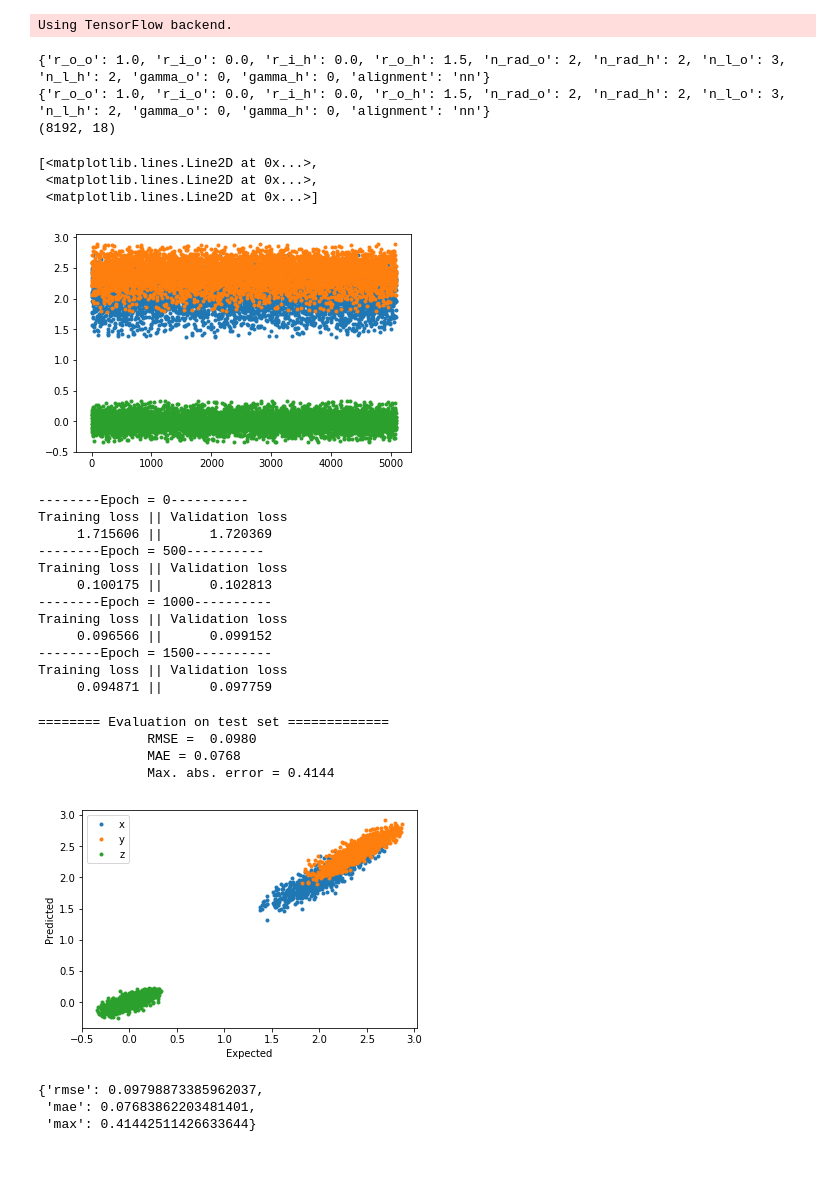
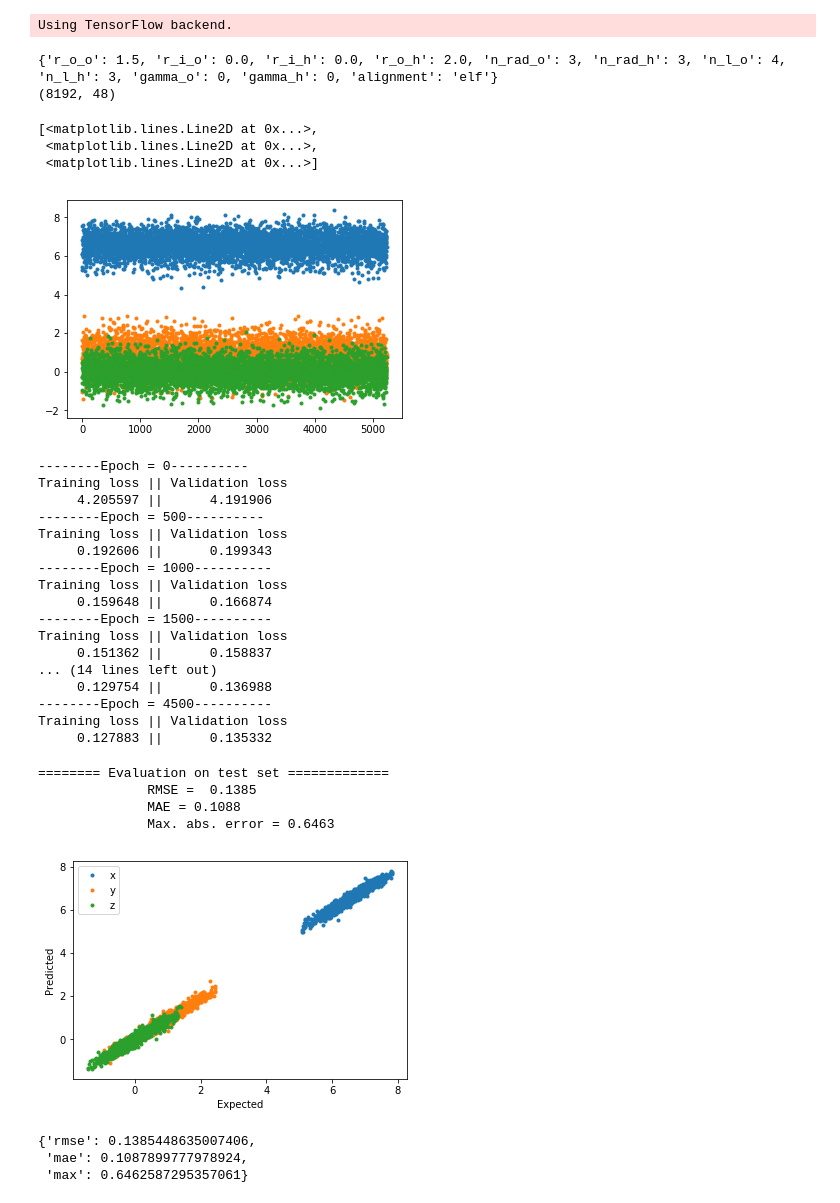
Before and after one commit to semodi/mlcf, a Jupyter notebook: jupyter/build_force_model.ipynb, the cells around one changed output. Cells and saved outputs as stored; diff of their text form; code cells hidden in the pictures; blank space fills up the shorter version.

```diff
--- a/jupyter/build_force_model.ipynb
+++ b/jupyter/build_force_model.ipynb
@@ -19,7 +17,11 @@ forces = np.genfromtxt('../data/MB-pol/16.forces', delimiter = ',').reshape(-1,1
 # %%
-basepath_feat = '../data/PBE/szp/basis_nocore_nn.json_processed/'
-basepath_tar = '../data/PBE/szp/'
-revpath_tar = '../data/PBE/dz_custom/'
+# basepath_feat = '../data/PBE/szp/basis_long_elf.json_processed/'
+# basepath_tar = '../data/PBE/szp/'
+# revpath_tar = '../data/MB-pol'
+
+basepath_feat = '../data/PBE/sz/basis_long_elf.json_processed/'
+basepath_tar = '../data/PBE/sz/'
+revpath_tar = '../data/MB-pol'
 
 # systems = ['monomers','dimers','trimers']
 systems = ['16p16']
@@ -36,8 +38,7 @@ target_src = [basepath_tar +'/' + s +'_targets.forces' for s in systems]
 traj_src = [basepath_tar +'/' + s +'.traj' for s in systems]
 # # filters = [np.genfromtxt('../publication/data/filters/{}.filter'.format(s), dtype =bool) for s in systems]
 nn = mlcf.ml.build_force_mlcf(feature_src, target_src,traj_src, filters =[], automask_std = 1e-3,
-                                  autofilt_percent = 0.005, species = 'o')
+                                  autofilt_percent = 0.00, species = 'o')
 # %% [output]
-{'r_o_o': 1.0, 'r_i_o': 0.0, 'r_i_h': 0.0, 'r_o_h': 1.5, 'n_rad_o': 2, 'n_rad_h': 2, 'n_l_o': 3, 'n_l_h': 2, 'gamma_o': 0, 'gamma_h': 0, 'alignment': 'nn'}
-{'r_o_o': 1.0, 'r_i_o': 0.0, 'r_i_h': 0.0, 'r_o_h': 1.5, 'n_rad_o': 2, 'n_rad_h': 2, 'n_l_o': 3, 'n_l_h': 2, 'gamma_o': 0, 'gamma_h': 0, 'alignment': 'nn'}
-(8192, 18)
+{'r_o_o': 1.5, 'r_i_o': 0.0, 'r_i_h': 0.0, 'r_o_h': 2.0, 'n_rad_o': 3, 'n_rad_h': 3, 'n_l_o': 4, 'n_l_h': 3, 'gamma_o': 0, 'gamma_h': 0, 'alignment': 'elf'}
+(8192, 48)
@@ -47,7 +50,7 @@ plot(nn.y_train,ls = '', marker = '.')
 [<matplotlib.lines.Line2D at 0x...>,
  <matplotlib.lines.Line2D at 0x...>,
  <matplotlib.lines.Line2D at 0x...>]
-[figure, old version]
+[figure, new version]
 # %%
 nn.nodes_per_layer = 16
 # %%
@@ -55,25 +58,30 @@ nn.train(early_stopping=True, b=1e-8, restart = True)
 # %% [output]
 --------Epoch = 0----------
 Training loss || Validation loss
-     1.715606 ||      1.720369
+     4.205597 ||      4.191906
 --------Epoch = 500----------
 Training loss || Validation loss
-     0.100175 ||      0.102813
+     0.192606 ||      0.199343
 --------Epoch = 1000----------
 Training loss || Validation loss
-     0.096566 ||      0.099152
+     0.159648 ||      0.166874
 --------Epoch = 1500----------
 Training loss || Validation loss
-     0.094871 ||      0.097759
+     0.151362 ||      0.158837
+... (14 lines left out)
+     0.129754 ||      0.136988
+--------Epoch = 4500----------
+Training loss || Validation loss
+     0.127883 ||      0.135332
 # %%
-nn.evaluate(plot=True, on='valid')
+nn.evaluate(plot=True, on='test')
 # %% [output]
 ======== Evaluation on test set =============
-              RMSE =  0.0980
-              MAE = 0.0768
-              Max. abs. error = 0.4144
+              RMSE =  0.1385
+              MAE = 0.1088
+              Max. abs. error = 0.6463
-[figure, old version]
+[figure, new version]
-{'rmse': 0.09798873385962037,
- 'mae': 0.07683862203481401,
- 'max': 0.41442511426633644}
+{'rmse': 0.1385448635007406,
+ 'mae': 0.1087899777978924,
+ 'max': 0.6462587295357061}
 # %%
```
Also changed, not shown: parts of 4 cells of this notebook, 2 other files.
